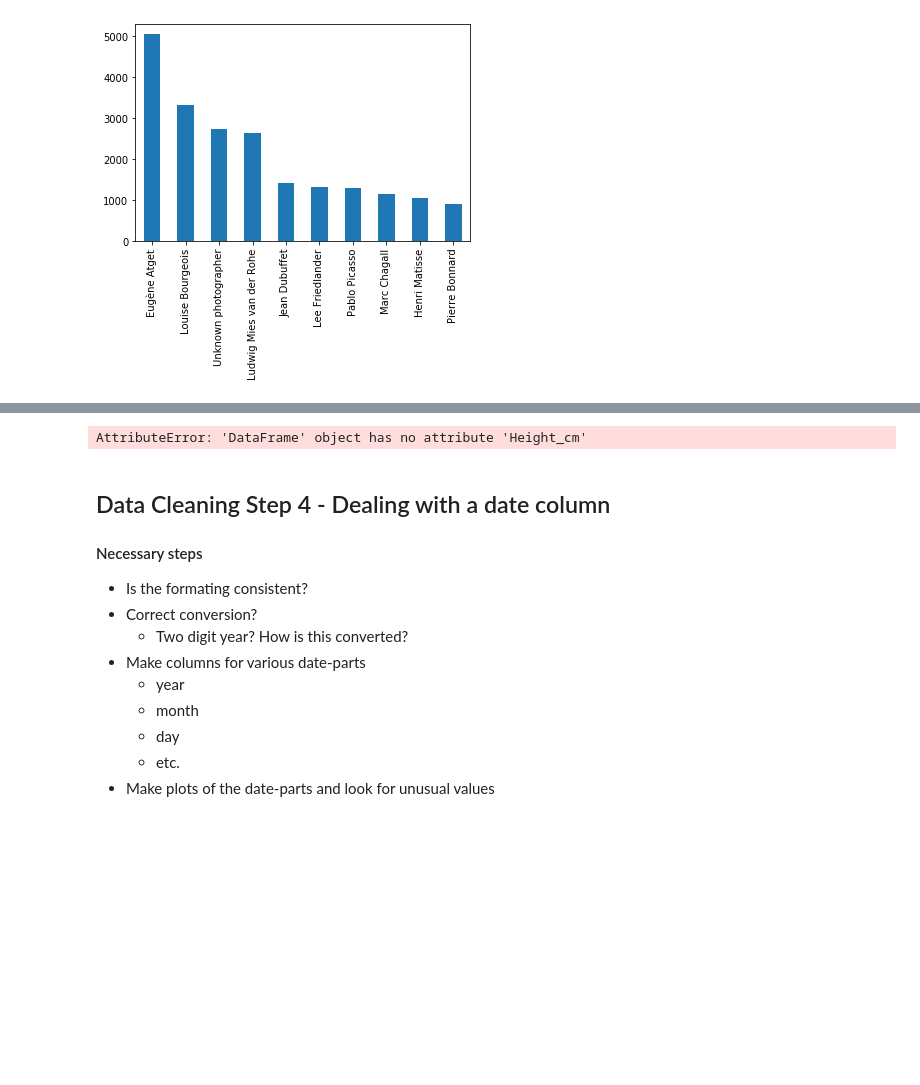
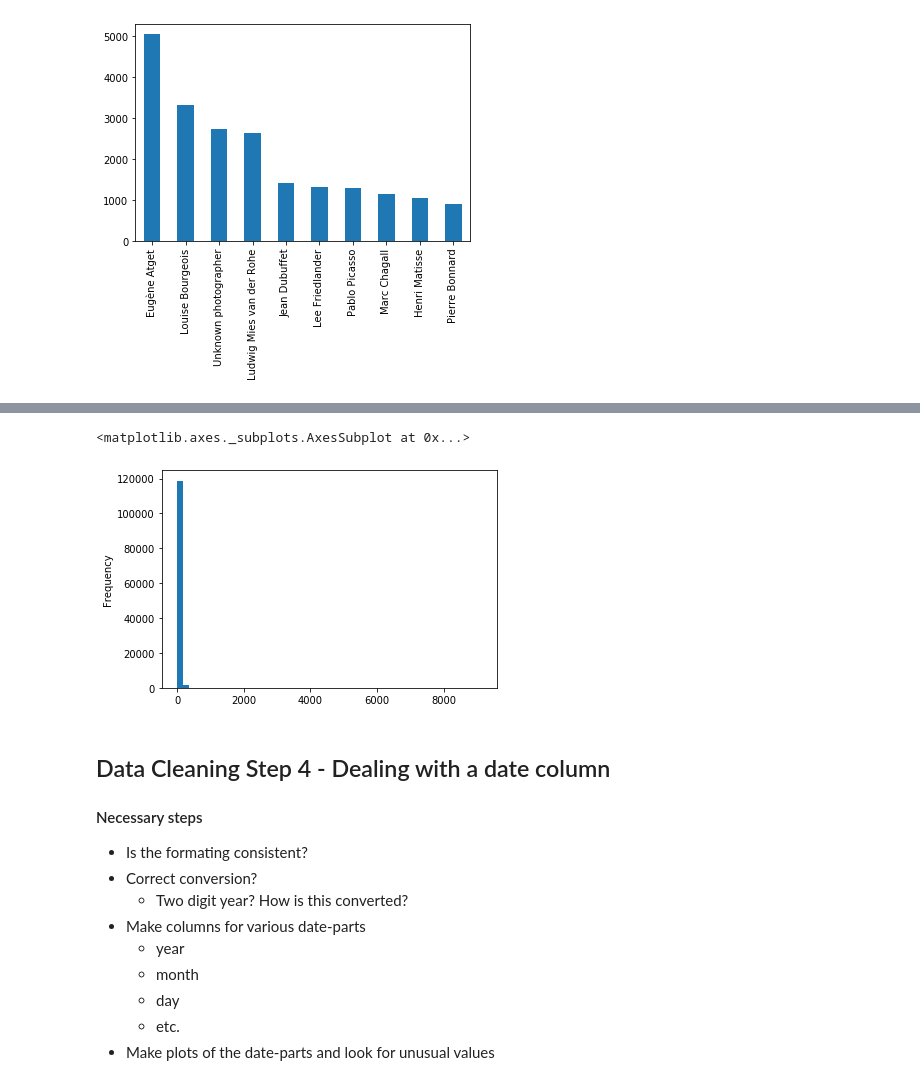
Before and after one commit to lewyingshi/module5_cleaning_data, a Jupyter notebook: 5_1_inpecting_and_cleaning_data.ipynb, the cells around one changed output, grey strips where cells are left out. Cells and saved outputs as stored; diff of their text form; code cells hidden in the pictures; blank space fills up the shorter version.

```diff
--- a/5_1_inpecting_and_cleaning_data.ipynb
+++ b/5_1_inpecting_and_cleaning_data.ipynb
@@ -422,7 +422,7 @@ Inspect `dir(artwork.columns.str)` and say hello to some old friends
 
 Identify and fix any problems with the column names of `artwork`
 # %%
-artwork.columns = artwork.columns.str.replace(' ', '_').str.replace('(', '').str.replace(')', '').str.replace('.', '')
+artwork.columns = artwork.columns.str.replace(' ', '_', regex=True).str.replace('(', '', regex=True).str.replace(')', '', regex=True).str.replace('.', '', regex=True)
 artwork.columns
 # %% [output]
 Index(['Title', 'Artist', 'ConstituentID', 'ArtistBio', 'Nationality',
@@ -732,7 +743,8 @@ AttributeError: 'DataFrame' object has no attribute 'Height_cm'
 # %%
-artwork.Height_cm.plot('hist', bins=50)
+artwork.Height_cm.plot(kind='hist', bins=50)
 # %% [output]
-AttributeError: 'DataFrame' object has no attribute 'Height_cm'
+<matplotlib.axes._subplots.AxesSubplot at 0x...>
+[figure, added]
 # %% [markdown]
 ## Data Cleaning Step 4 - Dealing with a date column
 
```
Also changed, not shown: parts of 10 cells of this notebook, 1 other file.
